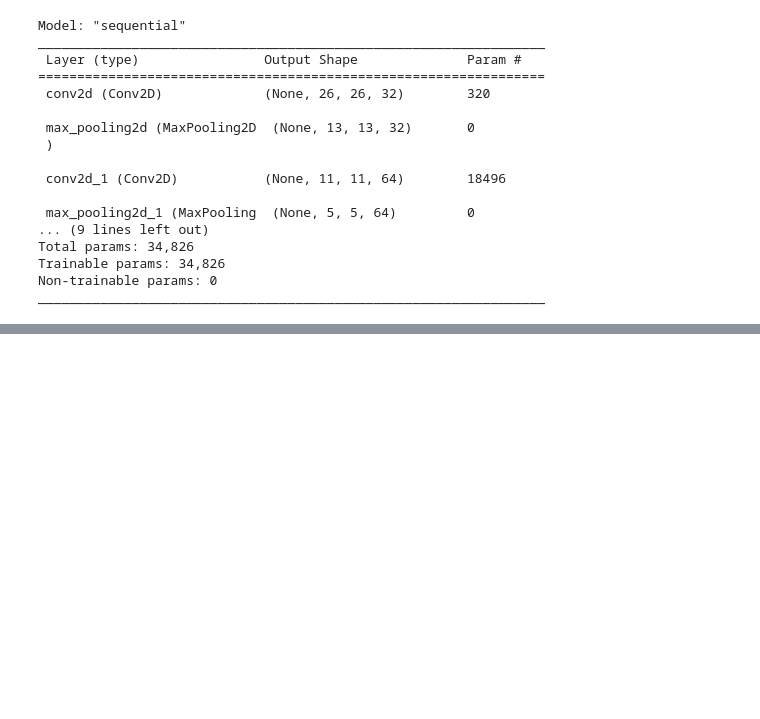
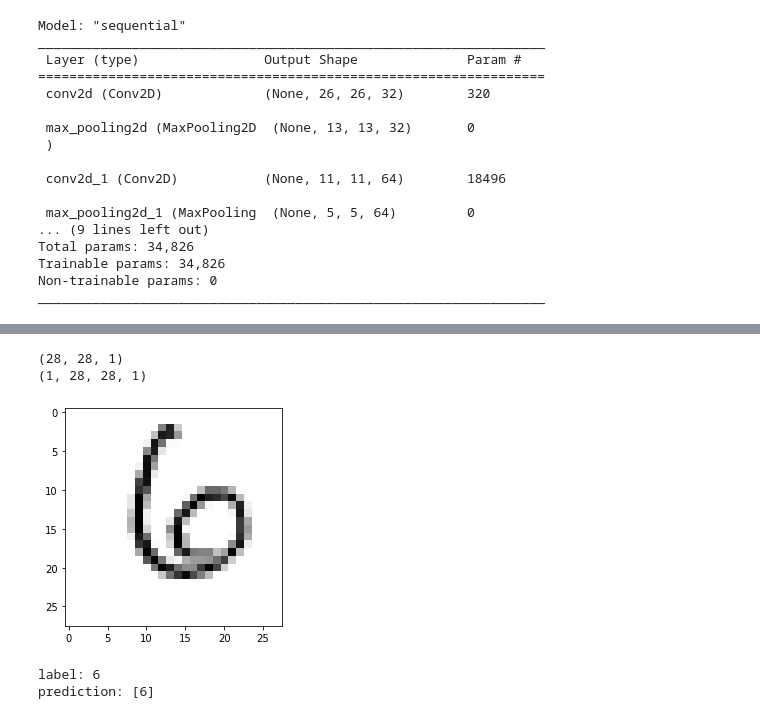
Before and after one commit to tigerrex9/Senior-Project, a Jupyter notebook: mnist_model.ipynb, the cells around one changed output, grey strips where cells are left out. Drawn from its saved outputs; the diff is of its cells as text; code cells hidden in the pictures; blank space fills up the shorter version.

```diff
--- a/mnist_model.ipynb
+++ b/mnist_model.ipynb
@@ -179,0 +187,17 @@ plot_confusion_matrix(y_test_class, y_pred_class, labels, plot_numbers = True, d
+# %%
+print(np.shape(x_test[1]))
+print(np.shape(np.expand_dims(x_test[1], axis=(0))))
+# %% [output]
+(28, 28, 1)
+(1, 28, 28, 1)
+# %%
+selection = 100
+result = np.argmax(model(np.expand_dims(x_test[selection], axis=(0))), axis=(1))
+plt.imshow(x_test[selection], cmap='gray_r')
+plt.show()
+print("label:", np.argmax(y_test[selection], axis=(0)))
+print("prediction:", result)
+# %% [output]
+[figure, added]
+label: 6
+prediction: [6]
```
Also changed, not shown: parts of 7 cells of this notebook.
